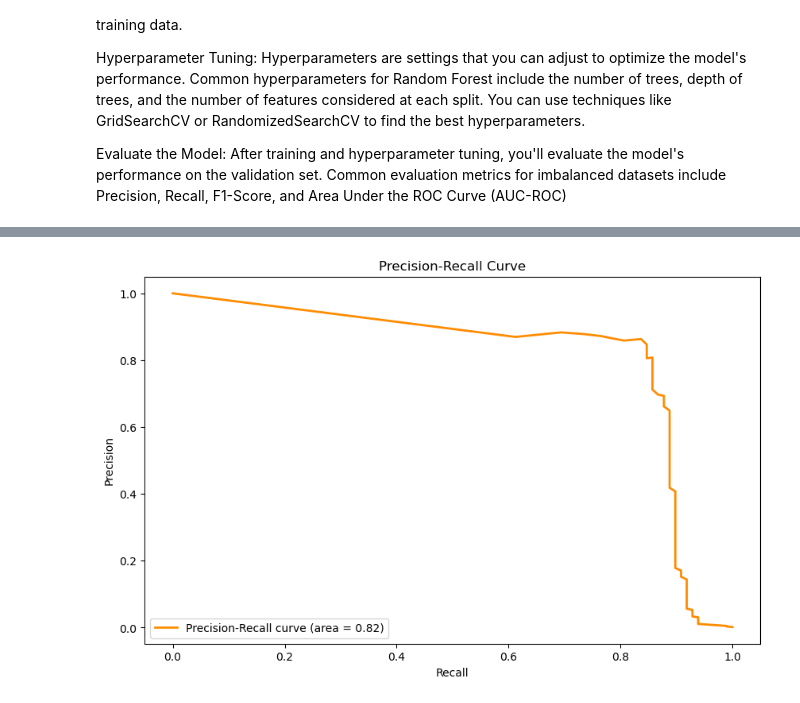
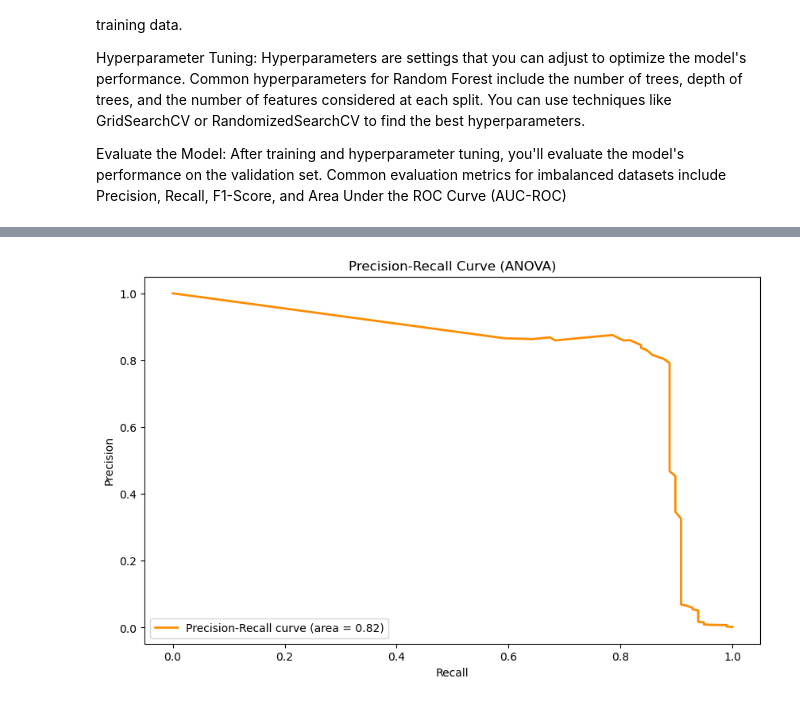
Before and after one commit to jasoncchandra/CreditCardFraud, a Jupyter notebook: Credit Card Fraud.ipynb, the cells around one changed output, grey strips where cells are left out. Cells and saved outputs as stored; diff of their text form; code cells hidden in the pictures.

```diff
--- a/Credit Card Fraud.ipynb
+++ b/Credit Card Fraud.ipynb
@@ -192,11 +215,11 @@ for i in range(len(correlation_matrix.columns)):
 selected_features_corr = list(selected_features_corr)
 
 # Data Balancing for Model based on Correlation Plot
-over = SMOTE(sampling_strategy=0.5)
-under = RandomUnderSampler(sampling_strategy=0.1)
-steps = [('under', under), ('over', over)]
-pipeline = Pipeline(steps=steps)
-X_train_scaled_resampled_corr, y_train_resampled_corr = pipeline.fit_resample(X_train_scaled[selected_features_corr], y_train)
+over_corr = SMOTE(sampling_strategy=0.5)
+under_corr = RandomUnderSampler(sampling_strategy=0.1)
+steps_corr = [('under', under_corr), ('over', over_corr)]
+pipeline_corr = Pipeline(steps=steps_corr)
+X_train_scaled_resampled_corr, y_train_resampled_corr = pipeline_corr.fit_resample(X_train_scaled[selected_features_corr], y_train)
 counter_train_corr = Counter(y_train_resampled_corr)
 
 # Perform ANOVA for each feature
@@ -212,11 +235,11 @@ for column, result in anova_results.items():
 selected_features_anova = [column for column, result in anova_results.items() if result.statistic > 5.0]
 X_train_scaled_resampled_anova = X_train_scaled[selected_features_anova]
 
-over = SMOTE(sampling_strategy=0.5)
-under = RandomUnderSampler(sampling_strategy=0.1)
-steps = [('under', under), ('over', over)]
-pipeline = Pipeline(steps=steps)
-X_train_scaled_resampled_anova, y_train_resampled_anova = pipeline.fit_resample(X_train_scaled_resampled_anova, y_train)
+over_anova = SMOTE(sampling_strategy=0.5)
+under_anova = RandomUnderSampler(sampling_strategy=0.1)
+steps_anova = [('under', under_anova), ('over', over_anova)]
+pipeline_anova = Pipeline(steps=steps_anova)
+X_train_scaled_resampled_anova, y_train_resampled_anova = pipeline_anova.fit_resample(X_train_scaled_resampled_anova, y_train)
 counter_train_anova = Counter(y_train_resampled_anova)
 # %% [output]
 [figure]
@@ -312,63 +337,61 @@ Evaluate the Model: After training and hyperparameter tuning, you'll evaluate th
 from sklearn.ensemble import RandomForestClassifier
 from sklearn.metrics import classification_report, confusion_matrix
 from sklearn.model_selection import cross_val_score
+from sklearn.metrics import roc_curve, auc, precision_recall_curve
 
 # Check and reorder columns if needed
-X_val_scaled = X_val_scaled[X_train_scaled_resampled_anova.columns]
+X_val_scaled_anova = X_val_scaled[X_train_scaled_resampled_anova.columns]
 
 # Instantiate the Random Forest Classifier
-model = RandomForestClassifier(n_estimators=100, random_state=42)
+model_anova = RandomForestClassifier(n_estimators=100, random_state=42)
 
-# Fit the model on the resampled and scaled training data
-model.fit(X_train_scaled_resampled_anova, y_train_resampled_anova)
+# Fit the model on the resampled and scaled training data (ANOVA)
+model_anova.fit(X_train_scaled_resampled_anova, y_train_resampled_anova)
 
-# Predict on the scaled validation data
-y_pred = model.predict(X_val_scaled)
+# Predict on the scaled validation data (ANOVA)
+y_pred_anova = model_anova.predict(X_val_scaled_anova)
 
-# Evaluate the model
-print("Confusion Matrix:")
-print(confusion_matrix(y_val, y_pred))
-print("\nClassification Report:")
-print(classification_report(y_val, y_pred))
+# Evaluate the model (ANOVA)
+print("Confusion Matrix (ANOVA):")
+print(confusion_matrix(y_val, y_pred_anova))
+print("\nClassification Report (ANOVA):")
+print(classification_report(y_val, y_pred_anova))
 
-# Calculate and display cross-validation scores
-cv_scores = cross_val_score(model, X_train_scaled_resampled_anova, y_train_resampled_anova, cv=5, scoring='accuracy')
-print("Cross-Validation Scores:", cv_scores)
-print("Mean CV Score:", cv_scores.mean())
-print("Standard Deviation of CV Scores:", cv_scores.std())
+# Calculate and display cross-validation scores (ANOVA)
+cv_scores_anova = cross_val_score(model_anova, X_train_scaled_resampled_anova, y_train_resampled_anova, cv=5, scoring='accuracy')
+print("Cross-Validation Scores (ANOVA):", cv_scores_anova)
+print("Mean CV Score (ANOVA):", cv_scores_anova.mean())
+print("Standard Deviation of CV Scores (ANOVA):", cv_scores_anova.std())
 
-from sklearn.metrics import roc_curve, auc
-import matplotlib.pyplot as plt
+# Predict class probabilities (ANOVA)
+y_prob_anova = model_anova.predict_proba(X_val_scaled_anova)[:, 1]
 
-# Predict class probabilities
-y_prob = model.predict_proba(X_val_scaled)[:, 1]
+# Calculate ROC curve and AUC (ANOVA)
+fpr_anova, tpr_anova, _ = roc_curve(y_val, y_prob_anova)
+roc_auc_anova = auc(fpr_anova, tpr_anova)
 
-# Calculate ROC curve and AUC
-fpr, tpr, _ = roc_curve(y_val, y_prob)
-roc_auc = auc(fpr, tpr)
+# Calculate precision-recall curve and AUC (ANOVA)
+precision_anova, recall_anova, _ = precision_recall_curve(y_val, y_prob_anova)
+pr_auc_anova = auc(recall_anova, precision_anova)
 
-# Calculate precision-recall curve and AUC
-precision, recall, _ = precision_recall_curve(y_val, y_prob)
-pr_auc = auc(recall, precision)
-
-# Plot ROC curve
+# Plot ROC curve (ANOVA)
 plt.figure(figsize=(10, 6))
-plt.plot(fpr, tpr, color='darkorange', lw=2, label='ROC curve (area = %0.2f)' % roc_auc)
+plt.plot(fpr_anova, tpr_anova, color='darkorange', lw=2, label='ROC curve (area = %0.2f)' % roc_auc_anova)
 plt.plot([0, 1], [0, 1], color='navy', lw=2, linestyle='--')
 plt.xlim([0.0, 1.0])
 plt.ylim([0.0, 1.05])
 plt.xlabel('False Positive Rate')
 plt.ylabel('True Positive Rate')
-plt.title('Receiver Operating Characteristic')
+plt.title('Receiver Operating Characteristic (ANOVA)')
 plt.legend(loc='lower right')
 plt.show()
 
-# Plot precision-recall curve
+# Plot precision-recall curve (ANOVA)
 plt.figure(figsize=(10, 6))
-plt.plot(recall, precision, color='darkorange', lw=2, label='Precision-Recall curve (area = %0.2f)' % pr_auc)
+plt.plot(recall_anova, precision_anova, color='darkorange', lw=2, label='Precision-Recall curve (area = %0.2f)' % pr_auc_anova)
 plt.xlabel('Recall')
 plt.ylabel('Precision')
-plt.title('Precision-Recall Curve')
+plt.title('Precision-Recall Curve (ANOVA)')
 plt.legend(loc='lower left')
 plt.show()
 # %% [output]
@@ -393 +416 @@ Standard Deviation of CV Scores: 0.006029959282979841
-[figure, old version]
+[figure, new version]
```
Also changed, not shown: parts of 5 cells of this notebook.
